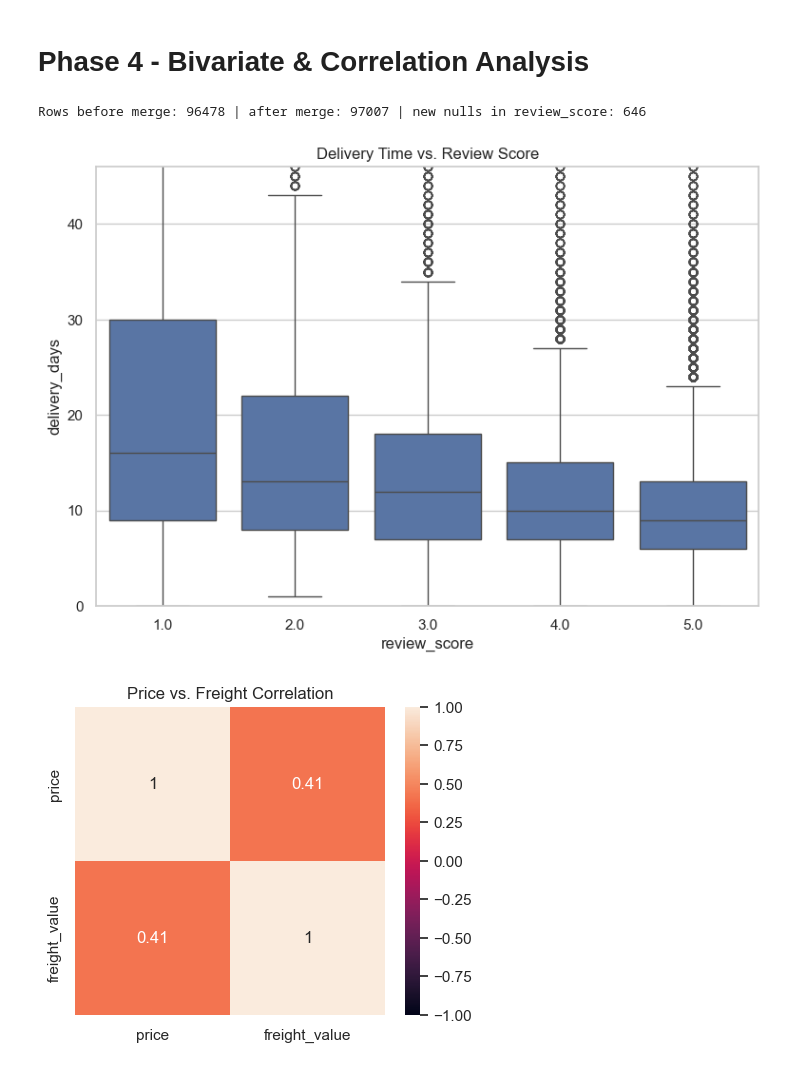
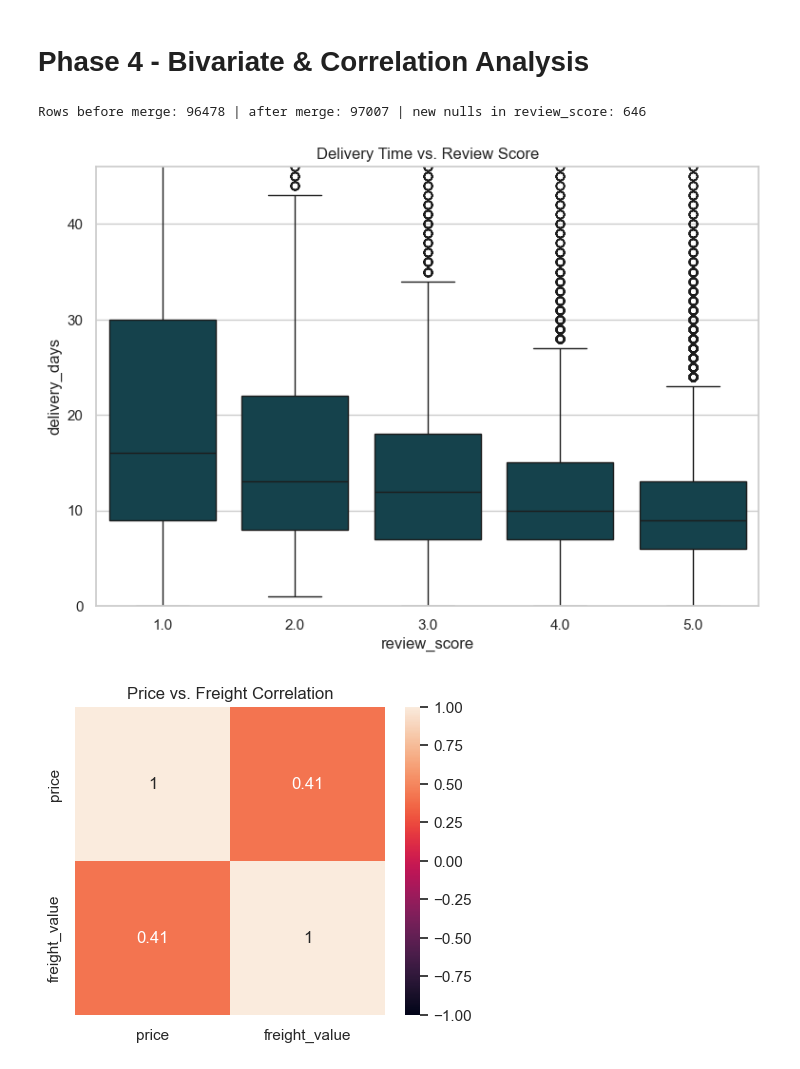
Before and after one commit to AliyarBhos/data-science-journey, a Jupyter notebook: 03_exploratory_data_analysis_and_visualization/olist_eda.ipynb, the cells around one changed output. Cells and saved outputs as stored; diff of their text form; code cells hidden in the pictures.

```diff
--- a/03_exploratory_data_analysis_and_visualization/olist_eda.ipynb
+++ b/03_exploratory_data_analysis_and_visualization/olist_eda.ipynb
@@ -213,17 +213,17 @@ plt.show()
 # %%
 order_reviews_delivery = delivered.merge(reviews[["order_id", "review_score"]], on="order_id", how="left")
 
 print("Rows before merge:", len(delivered), "| after merge:", len(order_reviews_delivery),
       "| new nulls in review_score:", order_reviews_delivery["review_score"].isna().sum())
 
 fig, ax = plt.subplots(figsize=(9, 6))
-sns.boxplot(data=order_reviews_delivery, x="review_score", y="delivery_days", ax=ax)
+sns.boxplot(data=order_reviews_delivery, x="review_score", y="delivery_days", ax=ax, color="#0C4855")
 ax.set_title("Delivery Time vs. Review Score")
 ax.set_ylim(0, order_reviews_delivery["delivery_days"].quantile(0.99))
 plt.show()
 # %% [output]
 Rows before merge: 96478 | after merge: 97007 | new nulls in review_score: 646
-[figure, old version]
+[figure, new version]
 # %%
 order_items_products = order_items.merge(products[["product_id", "product_category_name"]],on="product_id", how="left")
 
```
